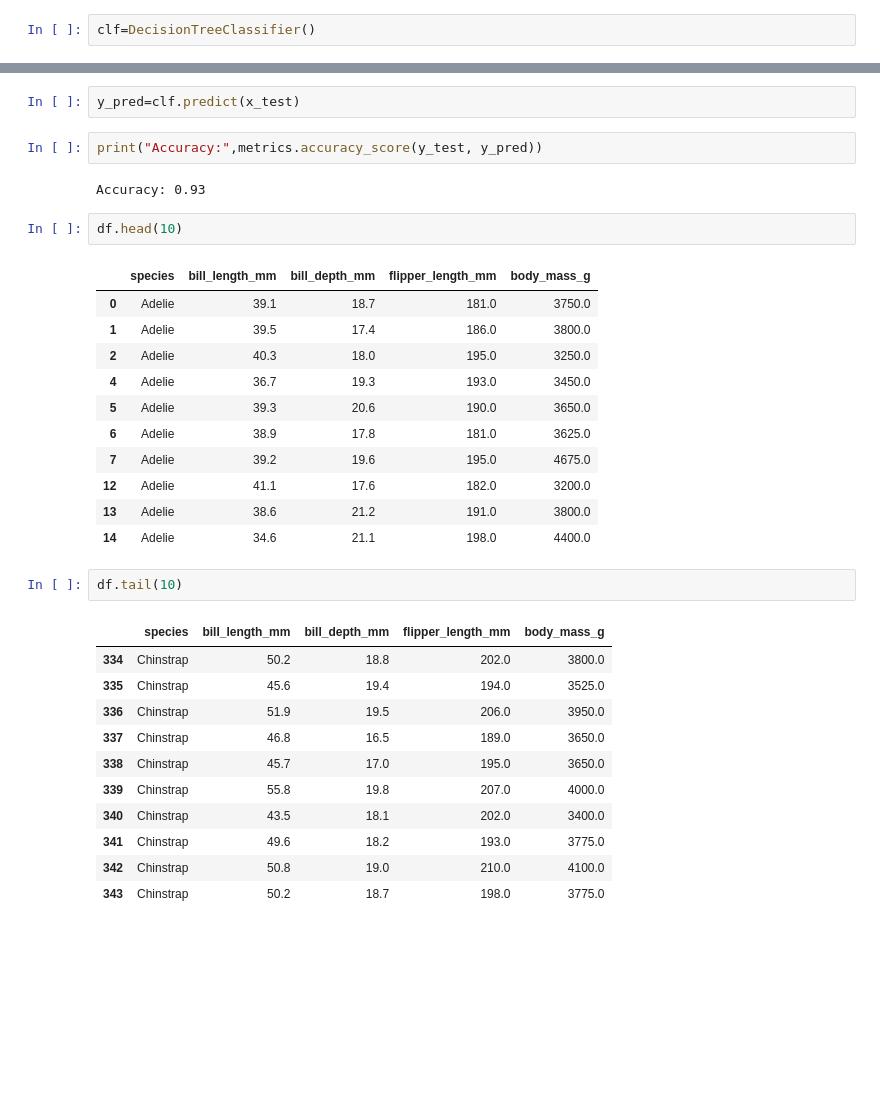
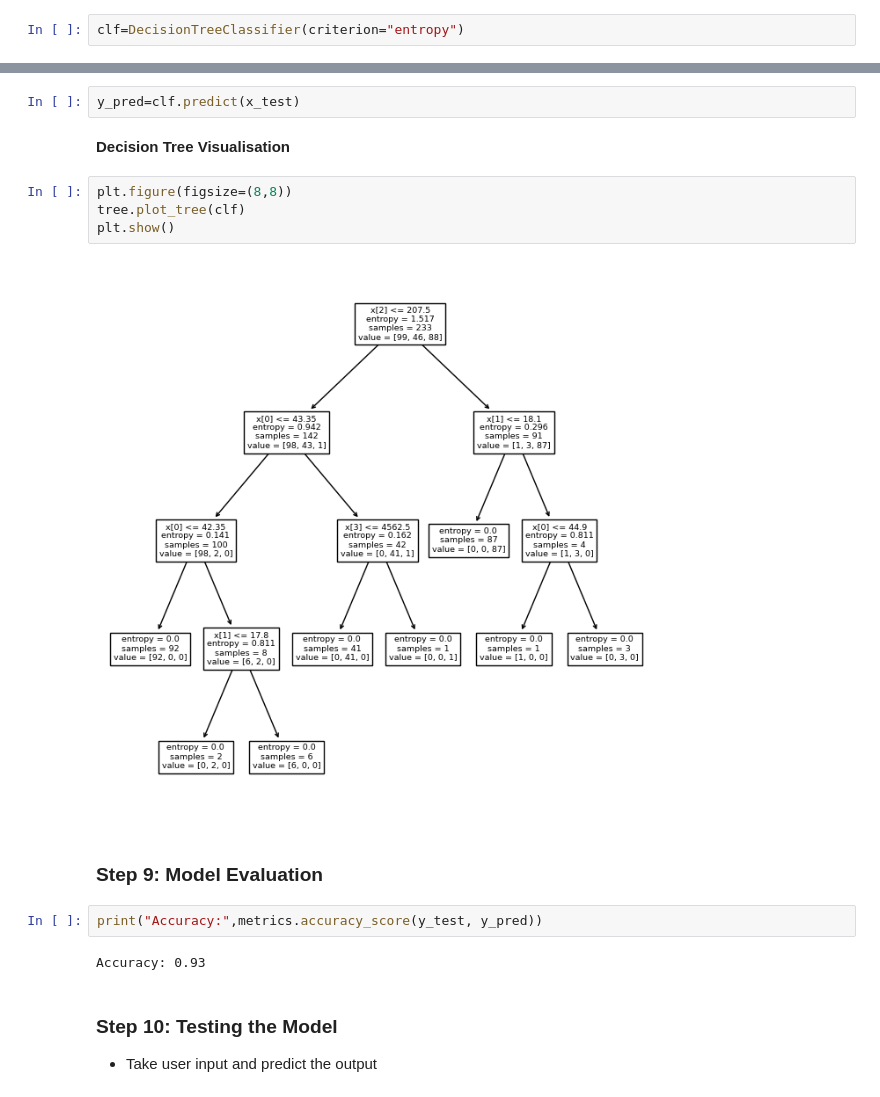
Before and after one commit to SimranS22/MSFT-StudentSummit-2023, a Jupyter notebook: Scode/notebook.ipynb, the cells around one changed output, grey strips where cells are left out. Drawn from its saved outputs; the diff is of its cells as text; blank space fills up the shorter version.

```diff
--- a/Scode/notebook.ipynb
+++ b/Scode/notebook.ipynb
@@ -183,5 +198,5 @@ x_train.shape, y_train.shape, x_test.shape, y_test.shape
 # %%
-clf=DecisionTreeClassifier()
+clf=DecisionTreeClassifier(criterion="entropy")
 # %%
 clf.fit(x_train,y_train)
 # %% [output]
@@ -189,37 +204,23 @@ DecisionTreeClassifier()
 # %%
 y_pred=clf.predict(x_test)
+# %% [markdown]
+**Decision Tree Visualisation**
+# %%
+plt.figure(figsize=(8,8))
+tree.plot_tree(clf)
+plt.show()
+# %% [output]
+[figure, added]
+# %% [markdown]
+### Step 9: Model Evaluation
 # %%
 print("Accuracy:",metrics.accuracy_score(y_test, y_pred))
 # %% [output]
 Accuracy: 0.93
-# %%
-df.head(10)
-# %% [output]
-|  | species | bill_length_mm | bill_depth_mm | flipper_length_mm | body_mass_g |
-| 0 | Adelie | 39.1 | 18.7 | 181.0 | 3750.0 |
-| 1 | Adelie | 39.5 | 17.4 | 186.0 | 3800.0 |
-| 2 | Adelie | 40.3 | 18.0 | 195.0 | 3250.0 |
-| 4 | Adelie | 36.7 | 19.3 | 193.0 | 3450.0 |
-| 5 | Adelie | 39.3 | 20.6 | 190.0 | 3650.0 |
-| 6 | Adelie | 38.9 | 17.8 | 181.0 | 3625.0 |
-| 7 | Adelie | 39.2 | 19.6 | 195.0 | 4675.0 |
-| 12 | Adelie | 41.1 | 17.6 | 182.0 | 3200.0 |
-| 13 | Adelie | 38.6 | 21.2 | 191.0 | 3800.0 |
-| 14 | Adelie | 34.6 | 21.1 | 198.0 | 4400.0 |
-# %%
-df.tail(10)
-# %% [output]
-|  | species | bill_length_mm | bill_depth_mm | flipper_length_mm | body_mass_g |
-| 334 | Chinstrap | 50.2 | 18.8 | 202.0 | 3800.0 |
-| 335 | Chinstrap | 45.6 | 19.4 | 194.0 | 3525.0 |
-| 336 | Chinstrap | 51.9 | 19.5 | 206.0 | 3950.0 |
-| 337 | Chinstrap | 46.8 | 16.5 | 189.0 | 3650.0 |
-| 338 | Chinstrap | 45.7 | 17.0 | 195.0 | 3650.0 |
-| 339 | Chinstrap | 55.8 | 19.8 | 207.0 | 4000.0 |
-| 340 | Chinstrap | 43.5 | 18.1 | 202.0 | 3400.0 |
-| 341 | Chinstrap | 49.6 | 18.2 | 193.0 | 3775.0 |
-| 342 | Chinstrap | 50.8 | 19.0 | 210.0 | 4100.0 |
-| 343 | Chinstrap | 50.2 | 18.7 | 198.0 | 3775.0 |
+# %% [markdown]
+### Step 10: Testing the Model
+
+- Take user input and predict the output
 # %%
 inp = []
 
```
Also changed, not shown: parts of 15 cells of this notebook, 1 other file.
